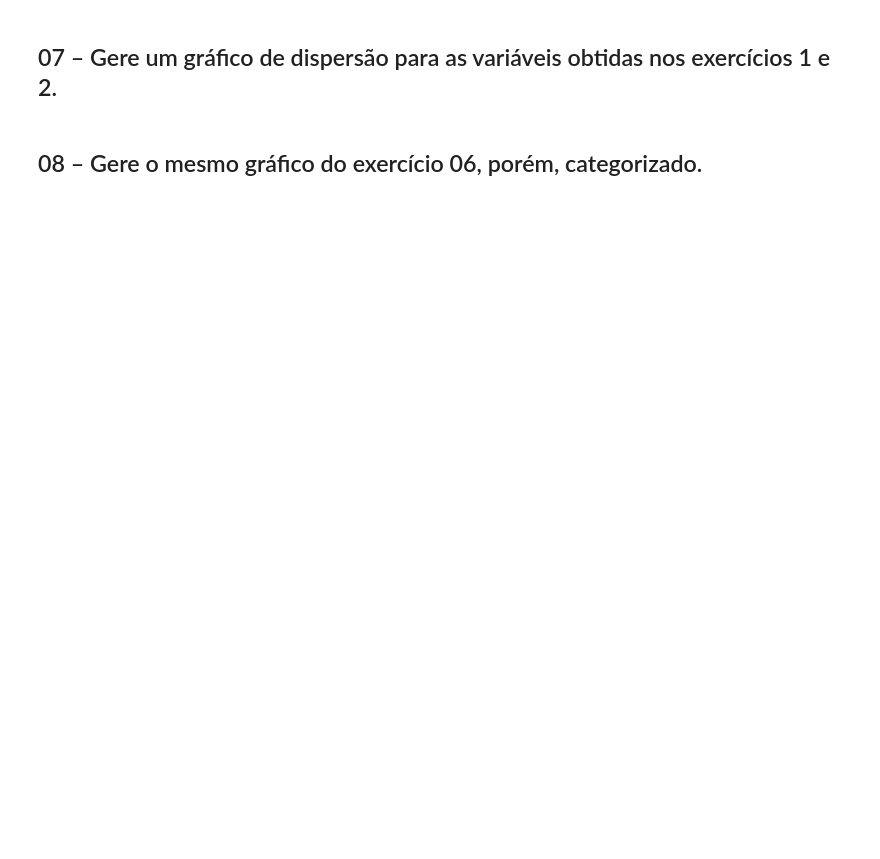
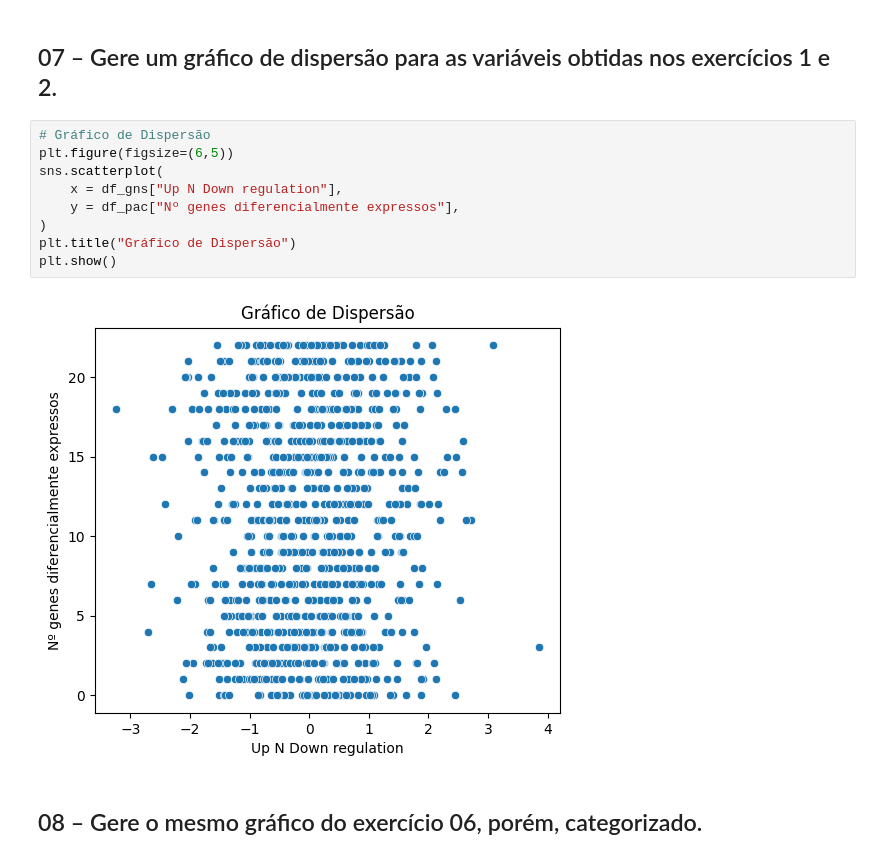
Before and after one commit to R-Zurik/PythonBasico_Disciplina, a Jupyter notebook: Exercícios/14-Variáveis_Quantitativas_2026-03-31.ipynb, the cells around one changed output. Saved outputs shown, nothing was run; the diff lists cells and outputs as text; blank space fills up the shorter version.

```diff
--- a/Exercícios/14-Variáveis_Quantitativas_2026-03-31.ipynb
+++ b/Exercícios/14-Variáveis_Quantitativas_2026-03-31.ipynb
@@ -93,4 +260,15 @@ Obtenha a tabela de frequência das variáveis criadas nos exercícios 1 e 2.
 # %% [markdown]
 ## 07 – Gere um gráfico de dispersão para as variáveis obtidas nos exercícios 1 e 2.
+# %%
+# Gráfico de Dispersão
+plt.figure(figsize=(6,5))
+sns.scatterplot(
+    x = df_gns["Up N Down regulation"],
+    y = df_pac["Nº genes diferencialmente expressos"],
+)
+plt.title("Gráfico de Dispersão")
+plt.show()
+# %% [output]
+[figure, added]
 # %% [markdown]
 ## 08 – Gere o mesmo gráfico do exercício 06, porém, categorizado.
```
Also changed, not shown: parts of 19 cells of this notebook.
